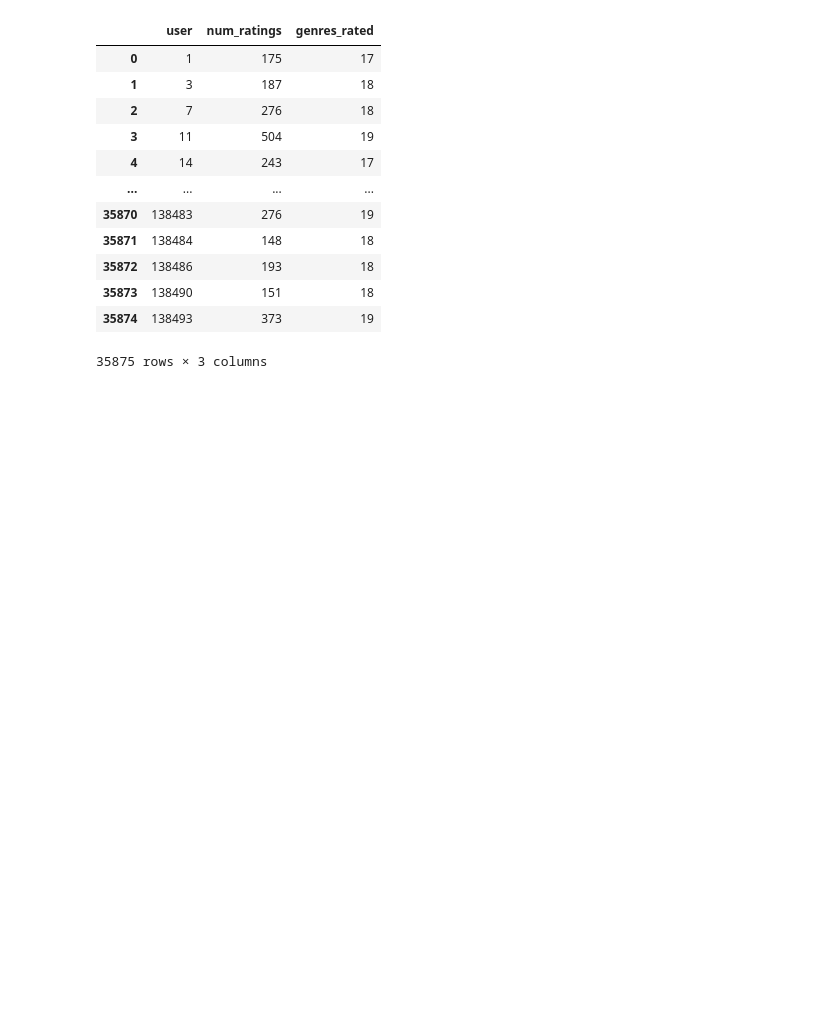
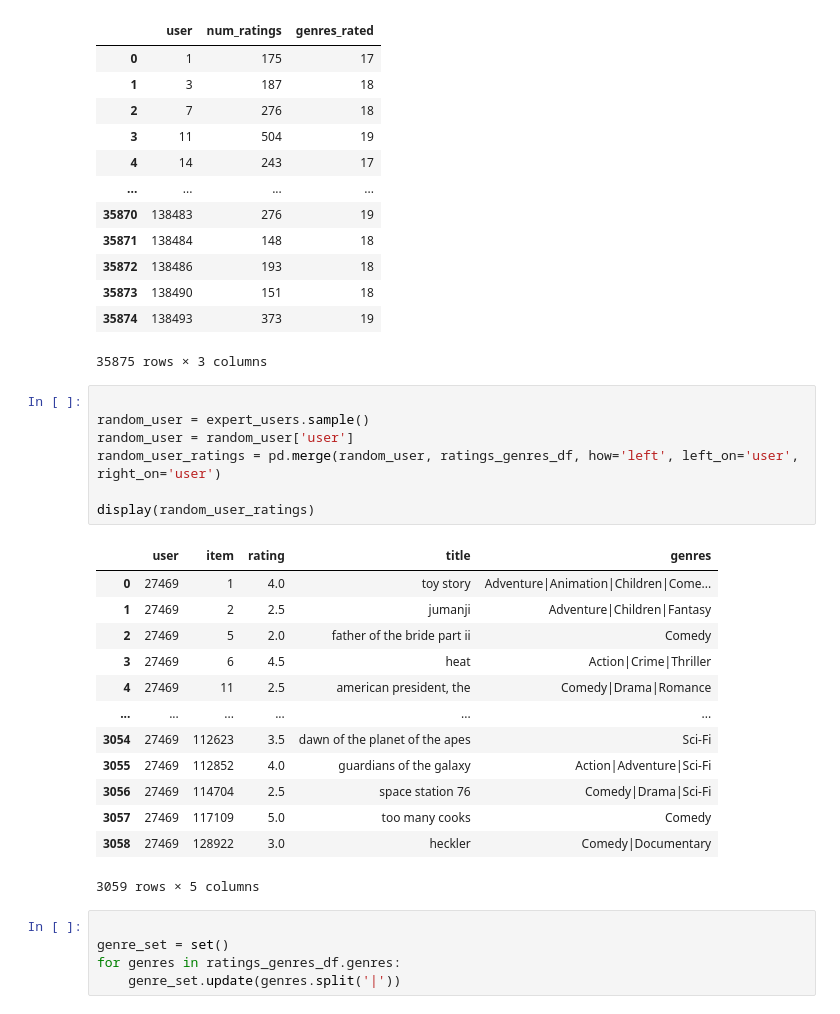
Before and after one commit to Cagancancacan/RecSys_Serendipity, a Jupyter notebook: Preprocessing.ipynb, the cells around one changed output. Saved outputs shown, nothing was run; the diff lists cells and outputs as text; blank space fills up the shorter version.

```diff
--- a/Preprocessing.ipynb
+++ b/Preprocessing.ipynb
@@ -185,3 +185,29 @@ display(expert_users)
 | 35873 | 138490 | 151 | 18 |
 | 35874 | 138493 | 373 | 19 |
 35875 rows × 3 columns
+# %%
+
+random_user = expert_users.sample()
+random_user = random_user['user']
+random_user_ratings = pd.merge(random_user, ratings_genres_df, how='left', left_on='user', right_on='user')
+
+display(random_user_ratings)
+# %% [output]
+|  | user | item | rating | title | genres |
+| 0 | 27469 | 1 | 4.0 | toy story | Adventure|Animation|Children|Come... |
+| 1 | 27469 | 2 | 2.5 | jumanji | Adventure|Children|Fantasy |
+| 2 | 27469 | 5 | 2.0 | father of the bride part ii | Comedy |
+| 3 | 27469 | 6 | 4.5 | heat | Action|Crime|Thriller |
+| 4 | 27469 | 11 | 2.5 | american president, the | Comedy|Drama|Romance |
+| ... | ... | ... | ... | ... | ... |
+| 3054 | 27469 | 112623 | 3.5 | dawn of the planet of the apes | Sci-Fi |
+| 3055 | 27469 | 112852 | 4.0 | guardians of the galaxy | Action|Adventure|Sci-Fi |
+| 3056 | 27469 | 114704 | 2.5 | space station 76 | Comedy|Drama|Sci-Fi |
+| 3057 | 27469 | 117109 | 5.0 | too many cooks | Comedy |
+| 3058 | 27469 | 128922 | 3.0 | heckler | Comedy|Documentary |
+3059 rows × 5 columns
+# %%
+
+genre_set = set()
+for genres in ratings_genres_df.genres:
+    genre_set.update(genres.split('|'))
```
Also changed, not shown: parts of 5 cells of this notebook.
